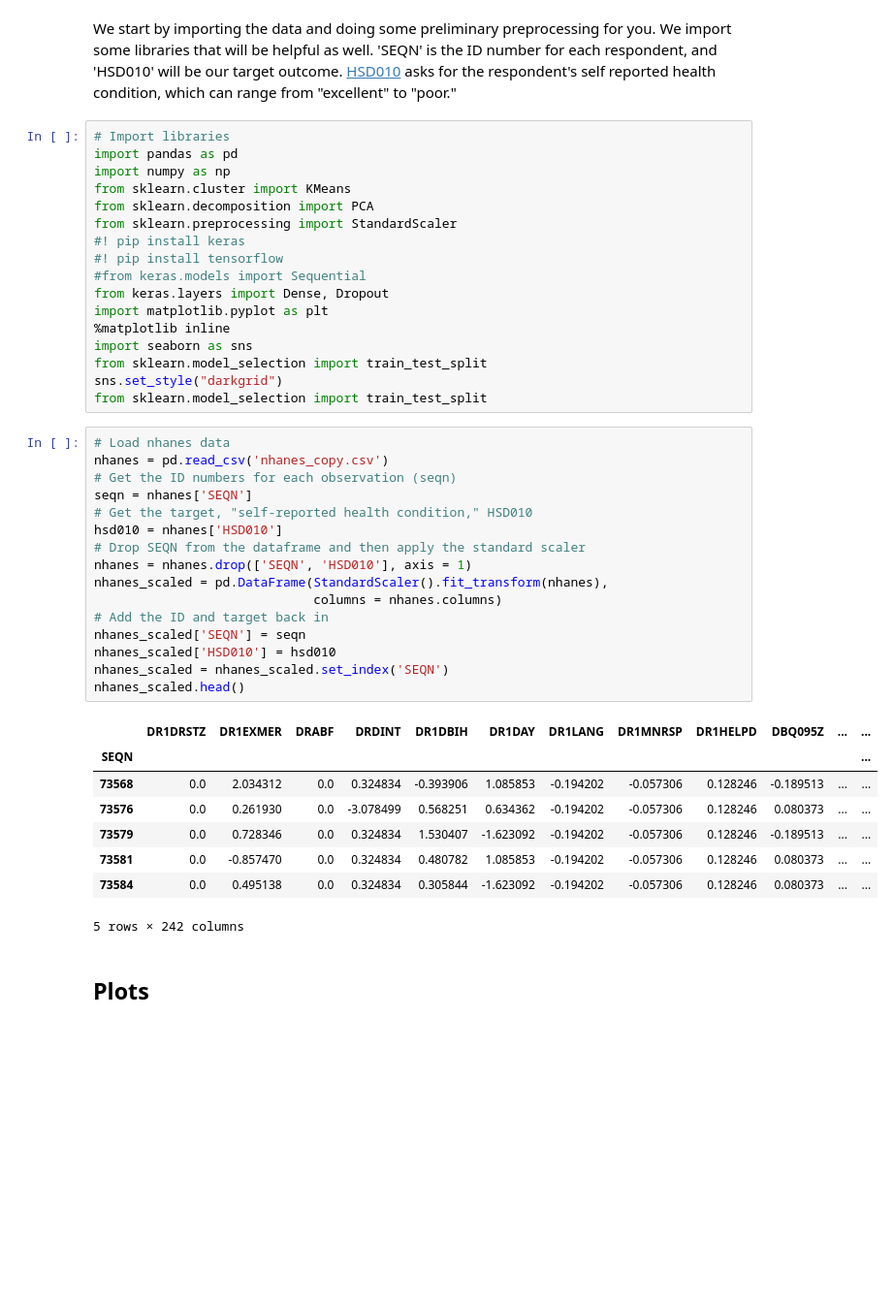
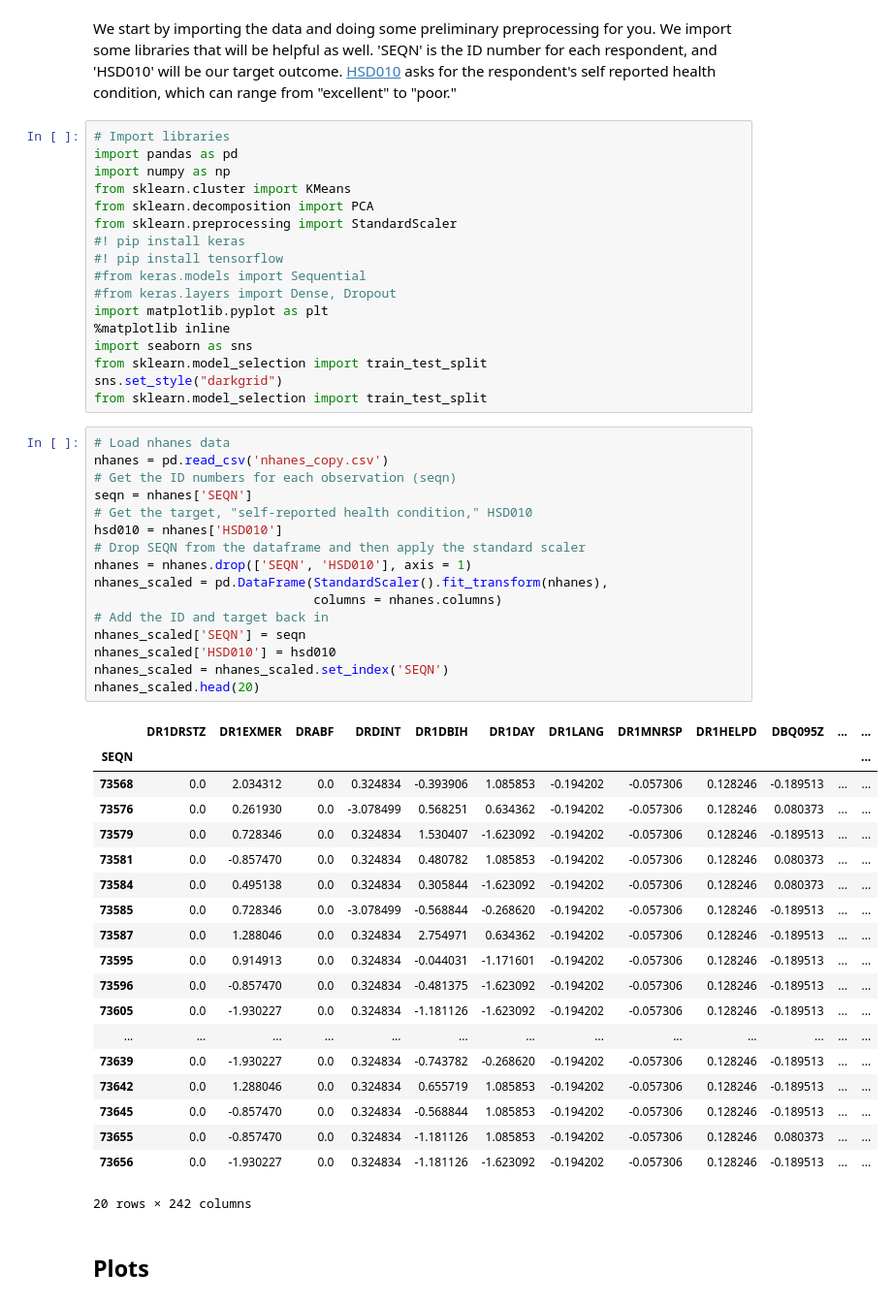
Before and after one commit to jacqueline-rw-brown/Computational-Social-Science-Projects, a Jupyter notebook: Project 4/Project 4.ipynb, the cells around one changed output. Shown at 97% size. Saved outputs shown, nothing was run; the diff lists cells and outputs as text; blank space fills up the shorter version.

```diff
--- a/Project 4/Project 4.ipynb
+++ b/Project 4/Project 4.ipynb
@@ -20,7 +20,7 @@ from sklearn.preprocessing import StandardScaler
 #! pip install keras
 #! pip install tensorflow
 #from keras.models import Sequential
-from keras.layers import Dense, Dropout
+#from keras.layers import Dense, Dropout
 import matplotlib.pyplot as plt
 %matplotlib inline
 import seaborn as sns
@@ -30,28 +30,39 @@ from sklearn.model_selection import train_test_split
 # %%
 # Load nhanes data
 nhanes = pd.read_csv('nhanes_copy.csv')
 # Get the ID numbers for each observation (seqn)
 seqn = nhanes['SEQN']
 # Get the target, "self-reported health condition," HSD010
 hsd010 = nhanes['HSD010']
 # Drop SEQN from the dataframe and then apply the standard scaler
 nhanes = nhanes.drop(['SEQN', 'HSD010'], axis = 1)
 nhanes_scaled = pd.DataFrame(StandardScaler().fit_transform(nhanes),
                              columns = nhanes.columns)
 # Add the ID and target back in
 nhanes_scaled['SEQN'] = seqn
 nhanes_scaled['HSD010'] = hsd010
 nhanes_scaled = nhanes_scaled.set_index('SEQN')
-nhanes_scaled.head()
+nhanes_scaled.head(20)
 # %% [output]
 |  | DR1DRSTZ | DR1EXMER | DRABF | DRDINT | DR1DBIH | DR1DAY | DR1LANG | DR1MNRSP | DR1HELPD | DBQ095Z | ... | ... |
 | SEQN |  |  |  |  |  |  |  |  |  |  |  | ... |
 | 73568 | 0.0 | 2.034312 | 0.0 | 0.324834 | -0.393906 | 1.085853 | -0.194202 | -0.057306 | 0.128246 | -0.189513 | ... | ... |
 | 73576 | 0.0 | 0.261930 | 0.0 | -3.078499 | 0.568251 | 0.634362 | -0.194202 | -0.057306 | 0.128246 | 0.080373 | ... | ... |
 | 73579 | 0.0 | 0.728346 | 0.0 | 0.324834 | 1.530407 | -1.623092 | -0.194202 | -0.057306 | 0.128246 | -0.189513 | ... | ... |
 | 73581 | 0.0 | -0.857470 | 0.0 | 0.324834 | 0.480782 | 1.085853 | -0.194202 | -0.057306 | 0.128246 | 0.080373 | ... | ... |
 | 73584 | 0.0 | 0.495138 | 0.0 | 0.324834 | 0.305844 | -1.623092 | -0.194202 | -0.057306 | 0.128246 | 0.080373 | ... | ... |
+| 73585 | 0.0 | 0.728346 | 0.0 | -3.078499 | -0.568844 | -0.268620 | -0.194202 | -0.057306 | 0.128246 | -0.189513 | ... | ... |
+| 73587 | 0.0 | 1.288046 | 0.0 | 0.324834 | 2.754971 | 0.634362 | -0.194202 | -0.057306 | 0.128246 | -0.189513 | ... | ... |
+| 73595 | 0.0 | 0.914913 | 0.0 | 0.324834 | -0.044031 | -1.171601 | -0.194202 | -0.057306 | 0.128246 | -0.189513 | ... | ... |
+| 73596 | 0.0 | -0.857470 | 0.0 | 0.324834 | -0.481375 | -1.623092 | -0.194202 | -0.057306 | 0.128246 | -0.189513 | ... | ... |
+| 73605 | 0.0 | -1.930227 | 0.0 | 0.324834 | -1.181126 | -1.623092 | -0.194202 | -0.057306 | 0.128246 | -0.189513 | ... | ... |
+| ... | ... | ... | ... | ... | ... | ... | ... | ... | ... | ... | ... | ... |
+| 73639 | 0.0 | -1.930227 | 0.0 | 0.324834 | -0.743782 | -0.268620 | -0.194202 | -0.057306 | 0.128246 | -0.189513 | ... | ... |
+| 73642 | 0.0 | 1.288046 | 0.0 | 0.324834 | 0.655719 | 1.085853 | -0.194202 | -0.057306 | 0.128246 | -0.189513 | ... | ... |
+| 73645 | 0.0 | -0.857470 | 0.0 | 0.324834 | -0.568844 | 1.085853 | -0.194202 | -0.057306 | 0.128246 | -0.189513 | ... | ... |
+| 73655 | 0.0 | -0.857470 | 0.0 | 0.324834 | -1.181126 | 1.085853 | -0.194202 | -0.057306 | 0.128246 | 0.080373 | ... | ... |
+| 73656 | 0.0 | -1.930227 | 0.0 | 0.324834 | -1.181126 | -1.623092 | -0.194202 | -0.057306 | 0.128246 | -0.189513 | ... | ... |
-5 rows × 242 columns
+20 rows × 242 columns
 # %% [markdown]
 ## Plots
 # %% [markdown]
```
Also changed, not shown: parts of 24 cells of this notebook.
